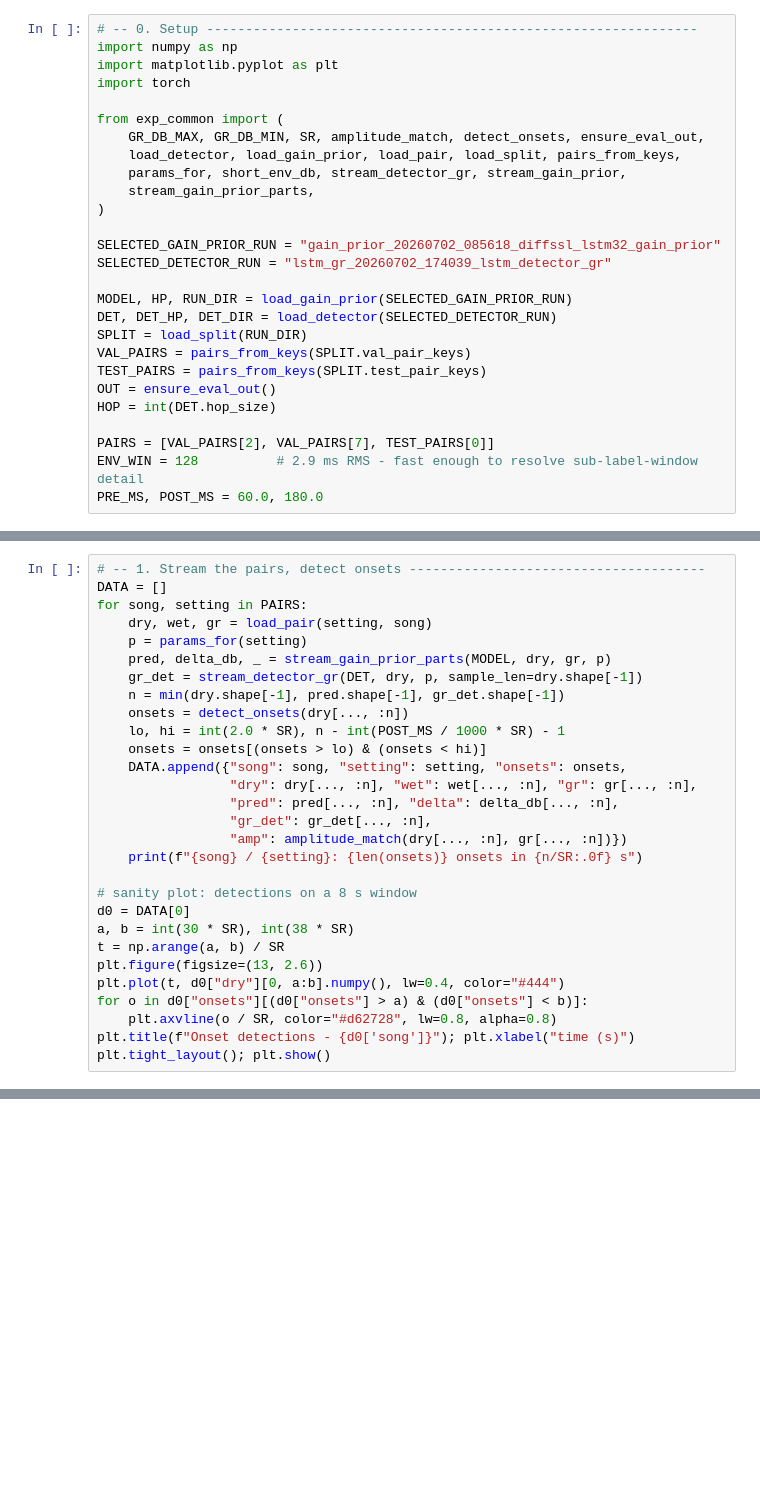
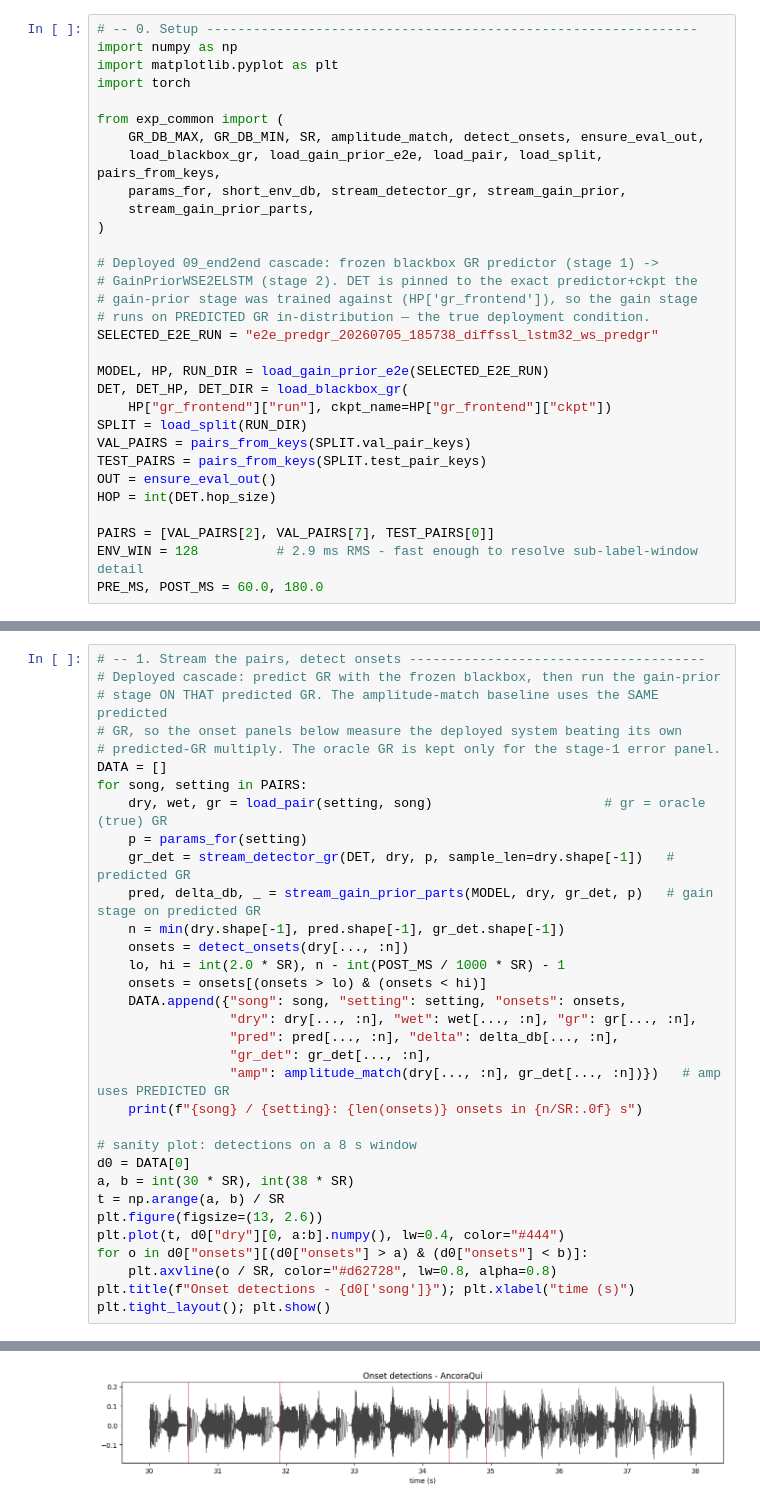
Before and after one commit to 5aola/Virtual-Analogue-Compressor-Modelling, a Jupyter notebook: 07_experiments/05_transient_coldstart.ipynb, the cells around one changed output, grey strips where cells are left out. Cells and saved outputs as stored; diff of their text form; blank space fills up the shorter version.

```diff
--- a/07_experiments/05_transient_coldstart.ipynb
+++ b/07_experiments/05_transient_coldstart.ipynb
@@ -31,16 +36,20 @@ import torch
 
 from exp_common import (
     GR_DB_MAX, GR_DB_MIN, SR, amplitude_match, detect_onsets, ensure_eval_out,
-    load_detector, load_gain_prior, load_pair, load_split, pairs_from_keys,
+    load_blackbox_gr, load_gain_prior_e2e, load_pair, load_split, pairs_from_keys,
     params_for, short_env_db, stream_detector_gr, stream_gain_prior,
     stream_gain_prior_parts,
 )
 
-SELECTED_GAIN_PRIOR_RUN = "gain_prior_20260702_085618_diffssl_lstm32_gain_prior"
-SELECTED_DETECTOR_RUN = "lstm_gr_20260702_174039_lstm_detector_gr"
+# Deployed 09_end2end cascade: frozen blackbox GR predictor (stage 1) ->
+# GainPriorWSE2ELSTM (stage 2). DET is pinned to the exact predictor+ckpt the
+# gain-prior stage was trained against (HP['gr_frontend']), so the gain stage
+# runs on PREDICTED GR in-distribution — the true deployment condition.
+SELECTED_E2E_RUN = "e2e_predgr_20260705_185738_diffssl_lstm32_ws_predgr"
 
-MODEL, HP, RUN_DIR = load_gain_prior(SELECTED_GAIN_PRIOR_RUN)
-DET, DET_HP, DET_DIR = load_detector(SELECTED_DETECTOR_RUN)
+MODEL, HP, RUN_DIR = load_gain_prior_e2e(SELECTED_E2E_RUN)
+DET, DET_HP, DET_DIR = load_blackbox_gr(
+    HP["gr_frontend"]["run"], ckpt_name=HP["gr_frontend"]["ckpt"])
 SPLIT = load_split(RUN_DIR)
 VAL_PAIRS = pairs_from_keys(SPLIT.val_pair_keys)
 TEST_PAIRS = pairs_from_keys(SPLIT.test_pair_keys)
@@ -58,11 +65,15 @@ RuntimeError: Error(s) in loading state_dict for DetectorGRLSTM:
 # %%
 # -- 1. Stream the pairs, detect onsets --------------------------------------
+# Deployed cascade: predict GR with the frozen blackbox, then run the gain-prior
+# stage ON THAT predicted GR. The amplitude-match baseline uses the SAME predicted
+# GR, so the onset panels below measure the deployed system beating its own
+# predicted-GR multiply. The oracle GR is kept only for the stage-1 error panel.
 DATA = []
 for song, setting in PAIRS:
-    dry, wet, gr = load_pair(setting, song)
+    dry, wet, gr = load_pair(setting, song)                      # gr = oracle (true) GR
     p = params_for(setting)
-    pred, delta_db, _ = stream_gain_prior_parts(MODEL, dry, gr, p)
-    gr_det = stream_detector_gr(DET, dry, p, sample_len=dry.shape[-1])
+    gr_det = stream_detector_gr(DET, dry, p, sample_len=dry.shape[-1])   # predicted GR
+    pred, delta_db, _ = stream_gain_prior_parts(MODEL, dry, gr_det, p)   # gain stage on predicted GR
     n = min(dry.shape[-1], pred.shape[-1], gr_det.shape[-1])
     onsets = detect_onsets(dry[..., :n])
     lo, hi = int(2.0 * SR), n - int(POST_MS / 1000 * SR) - 1
@@ -71,7 +82,7 @@ for song, setting in PAIRS:
                  "dry": dry[..., :n], "wet": wet[..., :n], "gr": gr[..., :n],
                  "pred": pred[..., :n], "delta": delta_db[..., :n],
                  "gr_det": gr_det[..., :n],
-                 "amp": amplitude_match(dry[..., :n], gr[..., :n])})
+                 "amp": amplitude_match(dry[..., :n], gr_det[..., :n])})   # amp uses PREDICTED GR
     print(f"{song} / {setting}: {len(onsets)} onsets in {n/SR:.0f} s")
 
 # sanity plot: detections on a 8 s window
@@ -84,3 +95,4 @@ for o in d0["onsets"][(d0["onsets"] > a) & (d0["onsets"] < b)]:
     plt.axvline(o / SR, color="#d62728", lw=0.8, alpha=0.8)
 plt.title(f"Onset detections - {d0['song']}"); plt.xlabel("time (s)")
 plt.tight_layout(); plt.show()
+# %% [output]
@@ -87,3 +102,4 @@ plt.tight_layout(); plt.show()
+[figure, added]
 # %%
 # -- 2. Onset-triggered averages: gain stage ----------------------------------
 # For each onset, slice the SHORT-window envelope error (dB) of the amplitude
```
Also changed, not shown: parts of 7 cells of this notebook, 48 other files.
